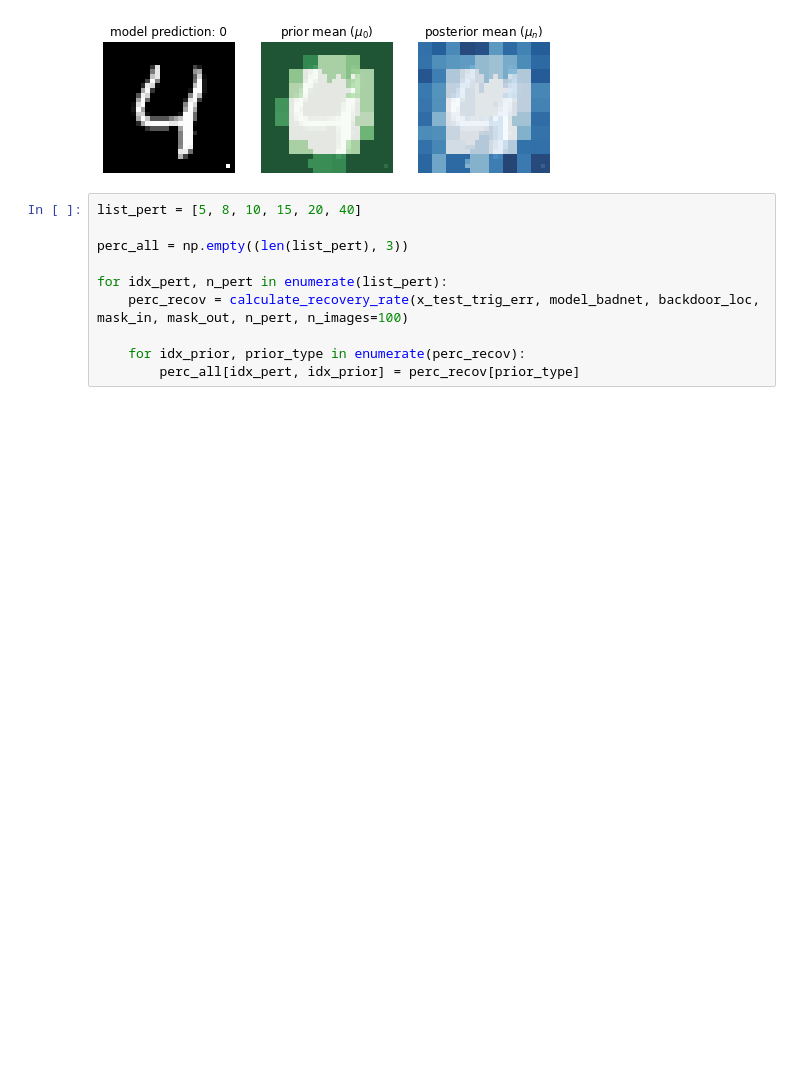
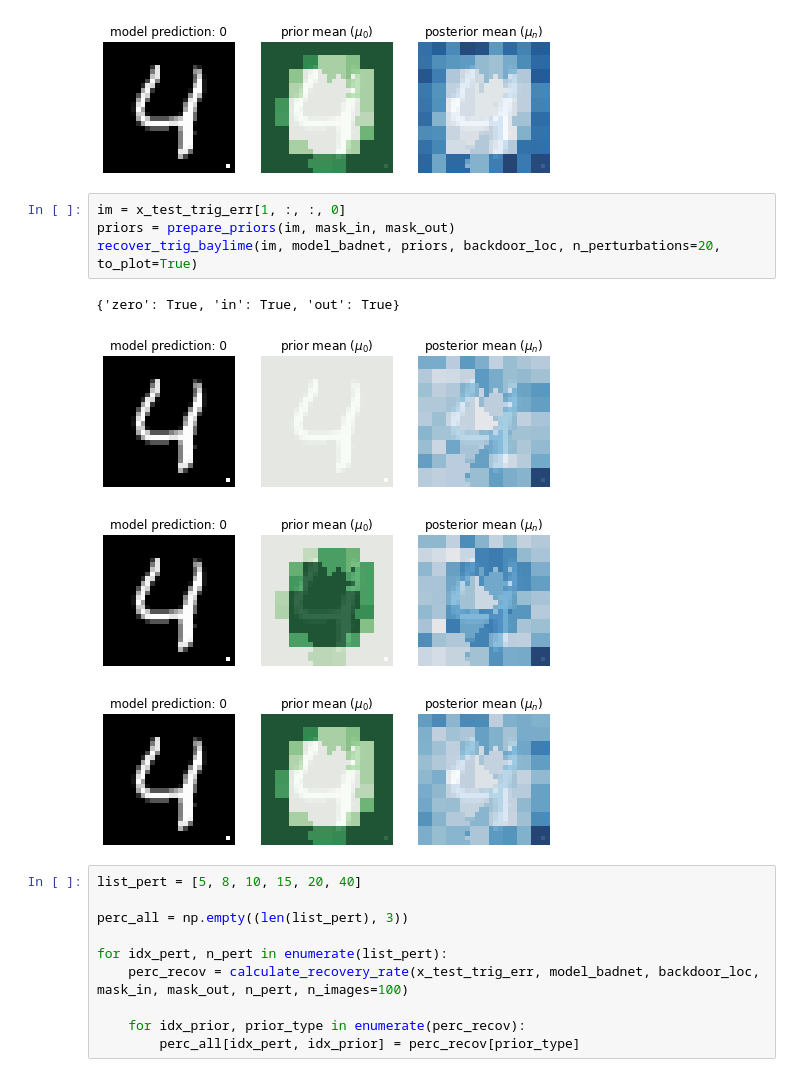
Before and after one commit to jonathanhuml/interpretable_citrus, a Jupyter notebook: TO_BadNets_experiments_2.ipynb, the cells around one changed output. Drawn from its saved outputs; the diff is of its cells as text; blank space fills up the shorter version.

```diff
--- a/TO_BadNets_experiments_2.ipynb
+++ b/TO_BadNets_experiments_2.ipynb
@@ -778,6 +784,15 @@ recover_trig_baylime(im, model_badnet, priors, backdoor_loc, n_perturbations=8,
 [figure]
 [figure]
 [figure]
+# %%
+im = x_test_trig_err[1, :, :, 0]
+priors = prepare_priors(im, mask_in, mask_out)
+recover_trig_baylime(im, model_badnet, priors, backdoor_loc, n_perturbations=20, to_plot=True)
+# %% [output]
+{'zero': True, 'in': True, 'out': True}
+[figure, added]
+[figure, added]
+[figure, added]
 # %%
 list_pert = [5, 8, 10, 15, 20, 40]
 
```
Also changed, not shown: parts of 4 cells of this notebook, 6 other files.
